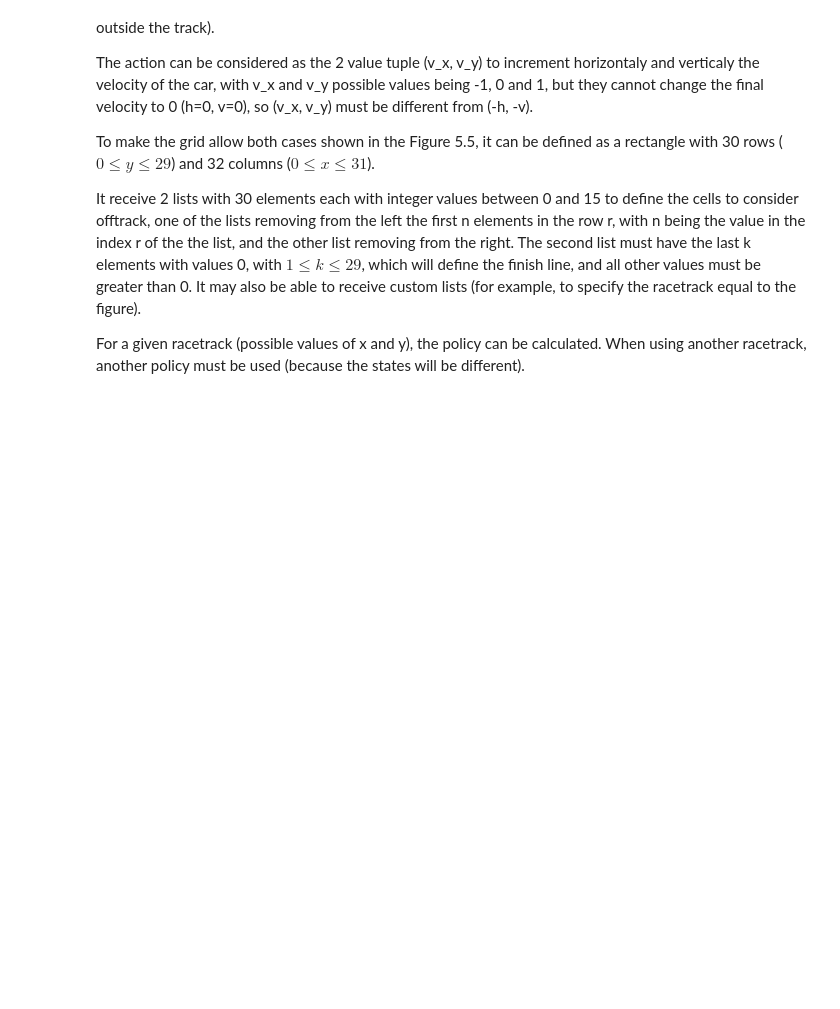
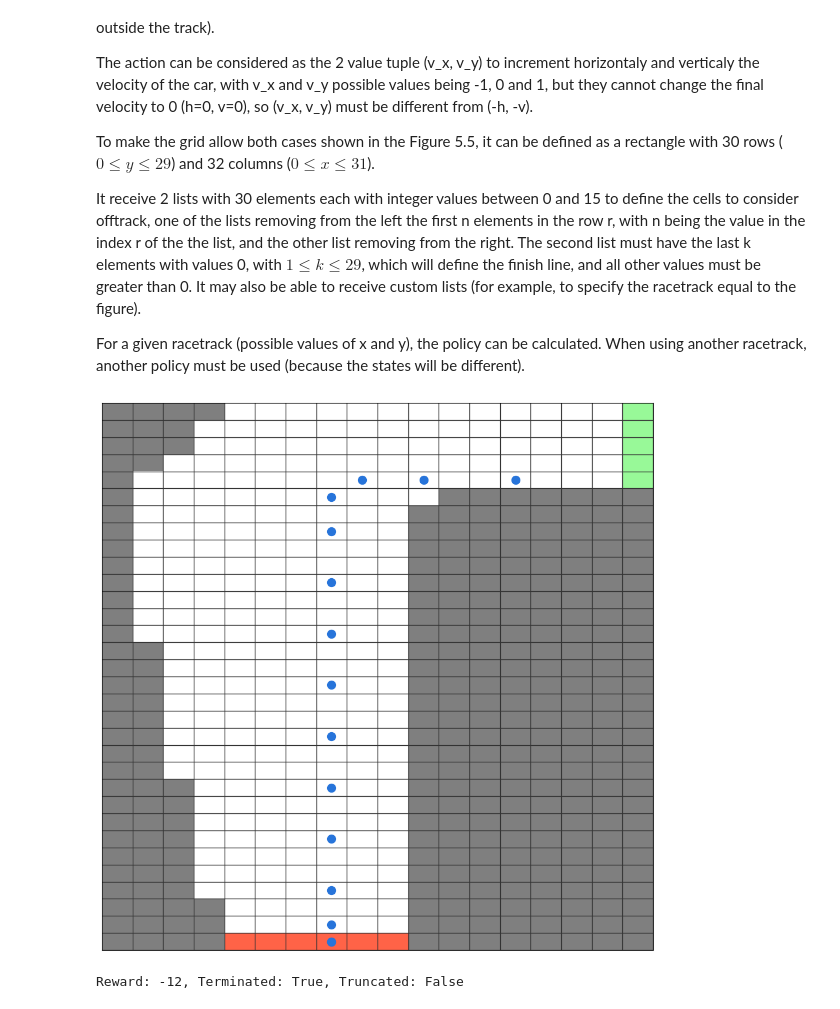
Before and after one commit to lucasbasquerotto/ml-demos, a Jupyter notebook: rl/ch05.ipynb, the cells around one changed output. Drawn from its saved outputs; the diff is of its cells as text; code cells hidden in the pictures; blank space fills up the shorter version.

```diff
--- a/rl/ch05.ipynb
+++ b/rl/ch05.ipynb
@@ -489,14 +513,22 @@ class RacetrackEnv:
 # %%
 env = RacetrackEnv.case_01()
-env.test([
+reward, terminated, truncated = env.test([
     RacetrackAction(0, 1),
     RacetrackAction(0, 1),
     RacetrackAction(0, 1),
+    RacetrackAction(0, 0),
+    RacetrackAction(0, 0),
+    RacetrackAction(0, 0),
+    RacetrackAction(0, 0),
+    RacetrackAction(0, 0),
+    RacetrackAction(0, 0),
     RacetrackAction(0, -1),
     RacetrackAction(1, -1),
     RacetrackAction(1, -1),
     RacetrackAction(1, 0),
-    RacetrackAction(0, 0),
-    RacetrackAction(0, 0),
-    RacetrackAction(0, 0),
-])
+    RacetrackAction(1, 0),
+], seed=0)
+print(f"Reward: {reward}, Terminated: {terminated}, Truncated: {truncated}")
+# %% [output]
+[figure, added]
+Reward: -12, Terminated: True, Truncated: False
```
Also changed, not shown: parts of 2 cells of this notebook.
